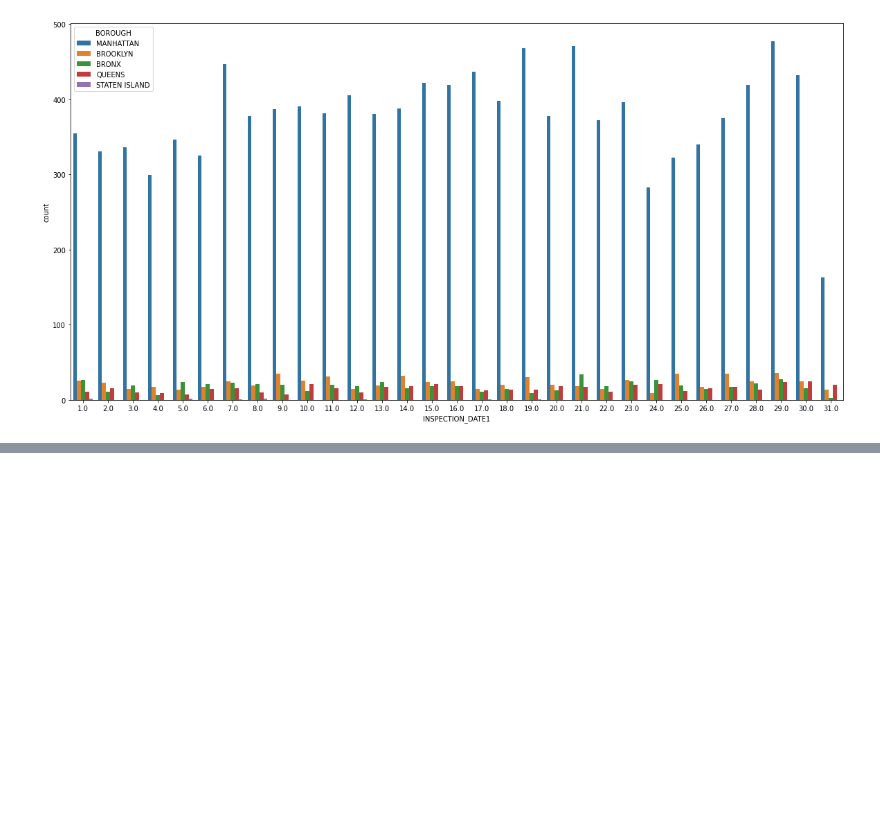
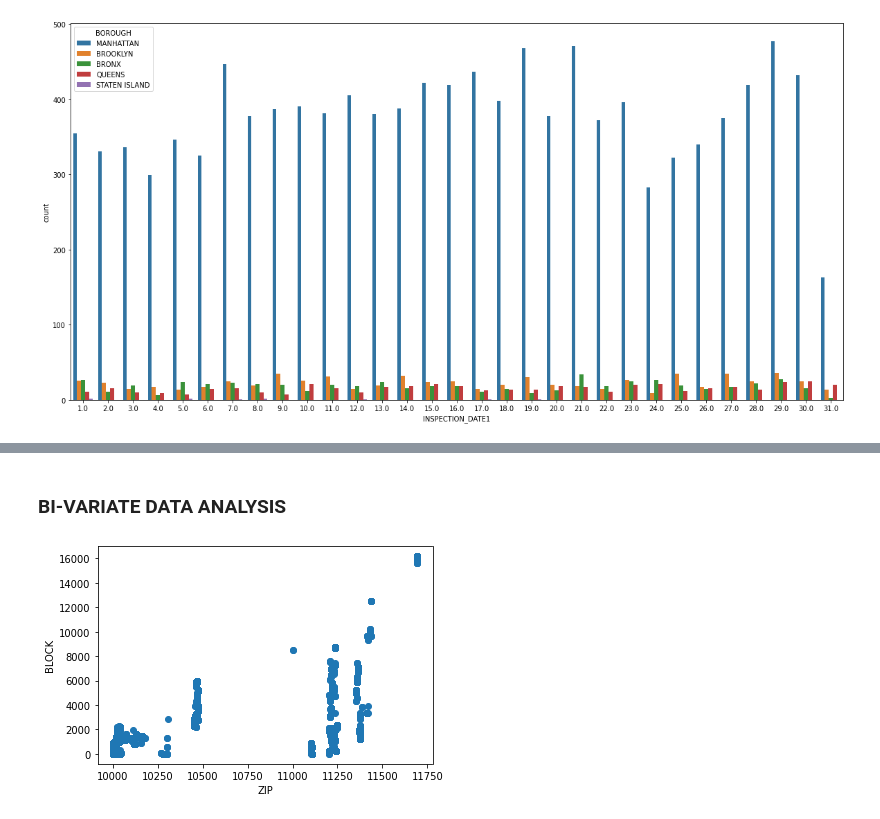
Before and after one commit to rushikeshnaik779/EDA, a Jupyter notebook: Simple_EDA__Rooftop_Drinking_Water_Tank_Inspection_Results.ipynb, the cells around one changed output, grey strips where cells are left out. Cells and saved outputs as stored; diff of their text form; code cells hidden in the pictures; blank space fills up the shorter version.

```diff
--- a/Simple_EDA__Rooftop_Drinking_Water_Tank_Inspection_Results.ipynb
+++ b/Simple_EDA__Rooftop_Drinking_Water_Tank_Inspection_Results.ipynb
@@ -575,0 +586,13 @@ plt.show()
+# %% [markdown]
+### BI-VARIATE DATA ANALYSIS
+# %%
+# Numerical vs numerical using scatter plot
+
+plt.scatter(x=data['ZIP'], y=data['BLOCK'])
+plt.xlabel(
+            'ZIP'
+)
+plt.ylabel('BLOCK')
+plt.show()
+# %% [output]
+[figure, added]
```
Also changed, not shown: parts of 10 cells of this notebook.
